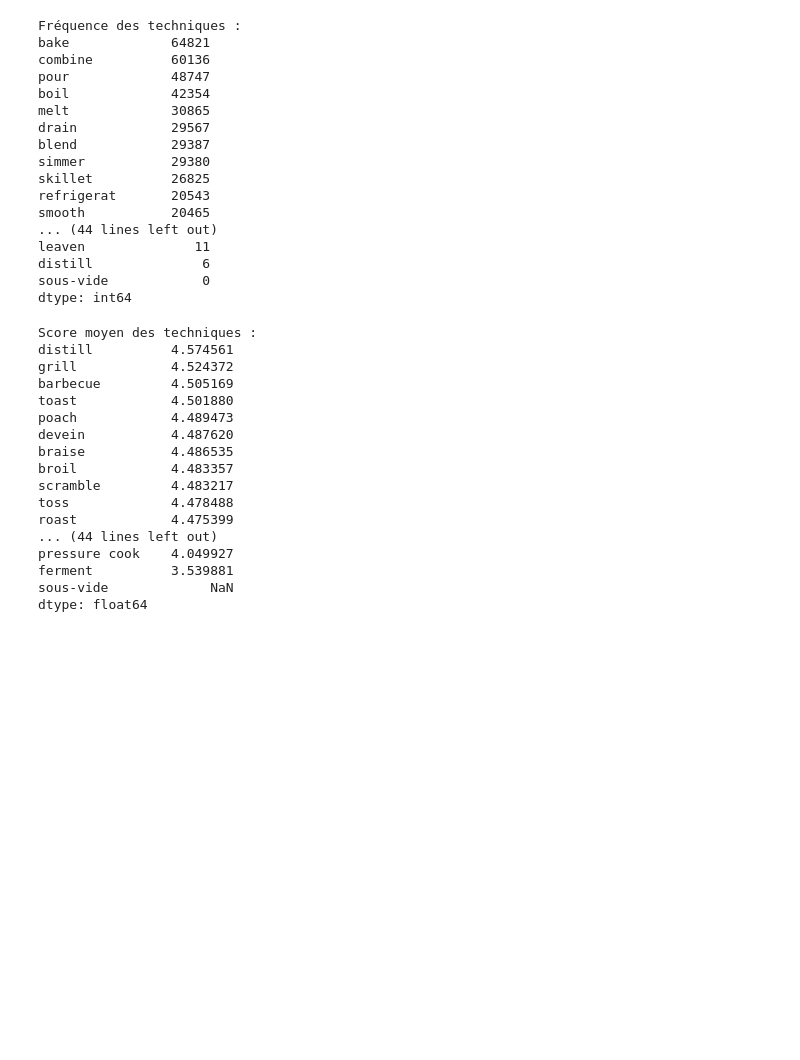
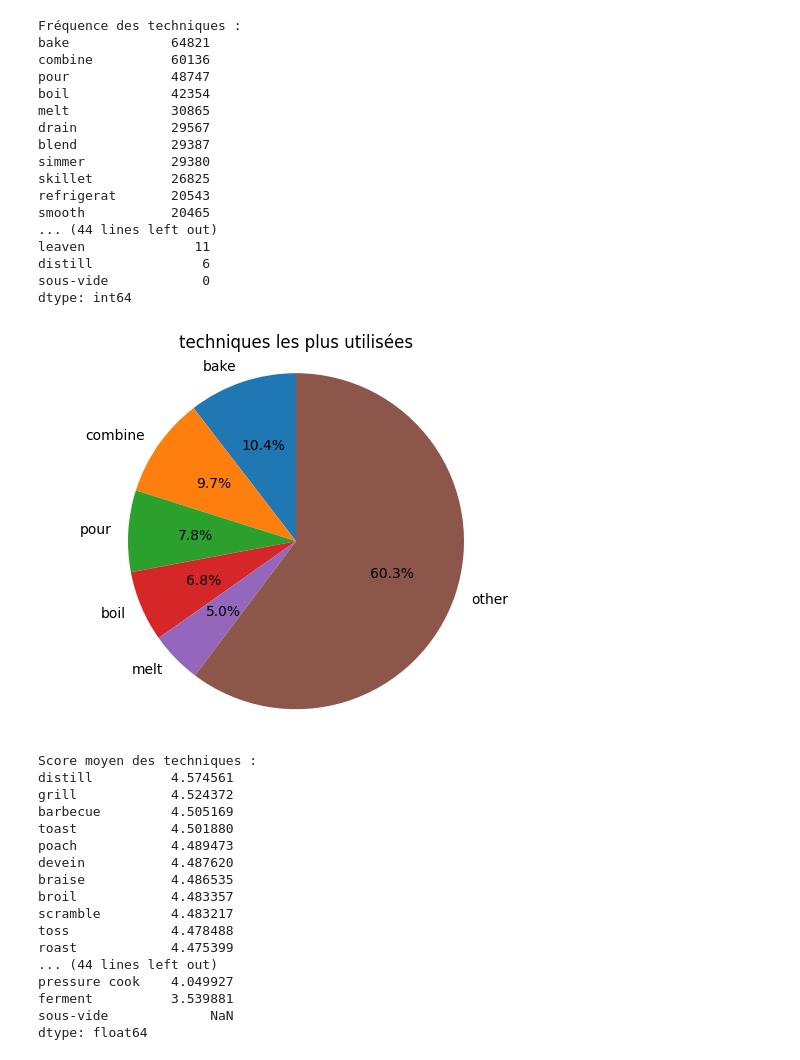
Before and after one commit to amaldre/projet_Kit_Big_Data, a Jupyter notebook: data_processing/baptiste.ipynb, the cells around one changed output. Cells and saved outputs as stored; diff of their text form; code cells hidden in the pictures; blank space fills up the shorter version.

Commit message:
techniques les plus utilisées, les mieux notées et leur évolution en fct du temps

```diff
--- a/data_processing/baptiste.ipynb
+++ b/data_processing/baptiste.ipynb
@@ -43,17 +43,3 @@ import ast  # ou import json
 
 # Utilisation d'ast.literal_eval pour convertir les strings en listes
 pprecipes['techniques'] = pprecipes['techniques'].apply(ast.literal_eval)
-# %%
-# Calculer le total des techniques
-# Créer un tableau de totaux initialisé à zéro
-total_counts = pd.Series([0] * len(TECHNIQUES_LIST), index=TECHNIQUES_LIST)
-
-# Ajouter les occurrences
-for index, row in pprecipes.iterrows():
-    for i, value in enumerate(row['techniques']):
-        if value == 1:  # Si la technique est présente
-            total_counts.at[TECHNIQUES_LIST[i]] += 1
-
-# Afficher les totaux
-print("\nFréquence des techniques :")
-print(total_counts.sort_values(ascending=False))
@@ -159,7 +110,11 @@ rawrecipes = pd.read_csv("../archive/RAW_recipes.csv")
 pprecipes = pd.read_csv("../archive/PP_recipes.csv")
 rawinteractions = pd.read_csv("../archive/RAW_interactions.csv")
 # %%
-TECHNIQUES_LIST = ['bake', 'barbecue', 'blanch', 'blend', 'boil', 'braise', 'brine', 'broil', 'caramelize', 'combine', 'crock pot', 'crush', 'deglaze', 'devein', 'dice', 'distill', 'drain', 'emulsify', 'ferment', 'freez', 'fry', 'grate', 'griddle', 'grill', 'knead', 'leaven', 'marinate', 'mash', 'melt', 'microwave', 'parboil', 'pickle', 'poach', 'pour', 'pressure cook', 'puree', 'refrigerat', 'roast', 'saute', 'scald', 'scramble', 'shred', 'simmer', 'skillet', 'slow cook', 'smoke', 'smooth', 'soak', 'sous-vide', 'steam', 'stew', 'strain', 'tenderize', 'thicken', 'toast', 'toss', 'whip', 'whisk']
+TECHNIQUES_LIST = ['bake', 'barbecue', 'blanch', 'blend', 'boil', 'braise', 'brine', 'broil', 'caramelize', 'combine', 'crock pot', 'crush',
+                   'deglaze', 'devein', 'dice', 'distill', 'drain', 'emulsify', 'ferment', 'freez', 'fry', 'grate', 'griddle', 'grill', 'knead',
+                   'leaven', 'marinate', 'mash', 'melt', 'microwave', 'parboil', 'pickle', 'poach', 'pour', 'pressure cook', 'puree',
+                   'refrigerat', 'roast', 'saute', 'scald', 'scramble', 'shred', 'simmer', 'skillet', 'slow cook', 'smoke', 'smooth', 'soak',
+                   'sous-vide', 'steam', 'stew', 'strain', 'tenderize', 'thicken', 'toast', 'toss', 'whip', 'whisk']
 # %%
 # Convertir les listes (considéré comme des strings, en liste python)
 rawrecipes['nutrition'] = rawrecipes['nutrition'].apply(ast.literal_eval)
@@ -250,6 +196,24 @@ leaven              11
 distill              6
 sous-vide            0
 dtype: int64
+# %%
+
+labels = [techniques_counts.index[i] for i in range(5)]
+labels.append('other')
+sizes = [techniques_counts[i] for i in range(5)]
+sizes.append(techniques_counts[4:].sum())
+
+plt.title("techniques les plus utilisées")
+# Tracé du camembert
+plt.pie(sizes, labels=labels, autopct='%1.1f%%', startangle=90)
+
+# S'assurer que le camembert est bien circulaire
+plt.axis('equal')
+
+# Affichage
+plt.show()
+# %% [output]
+[figure, added]
 # %%
 # Calculer le score des techniques
 # Créer un tableau de totaux initialisé à zéro
```
Also changed, not shown: parts of 5 cells of this notebook.
